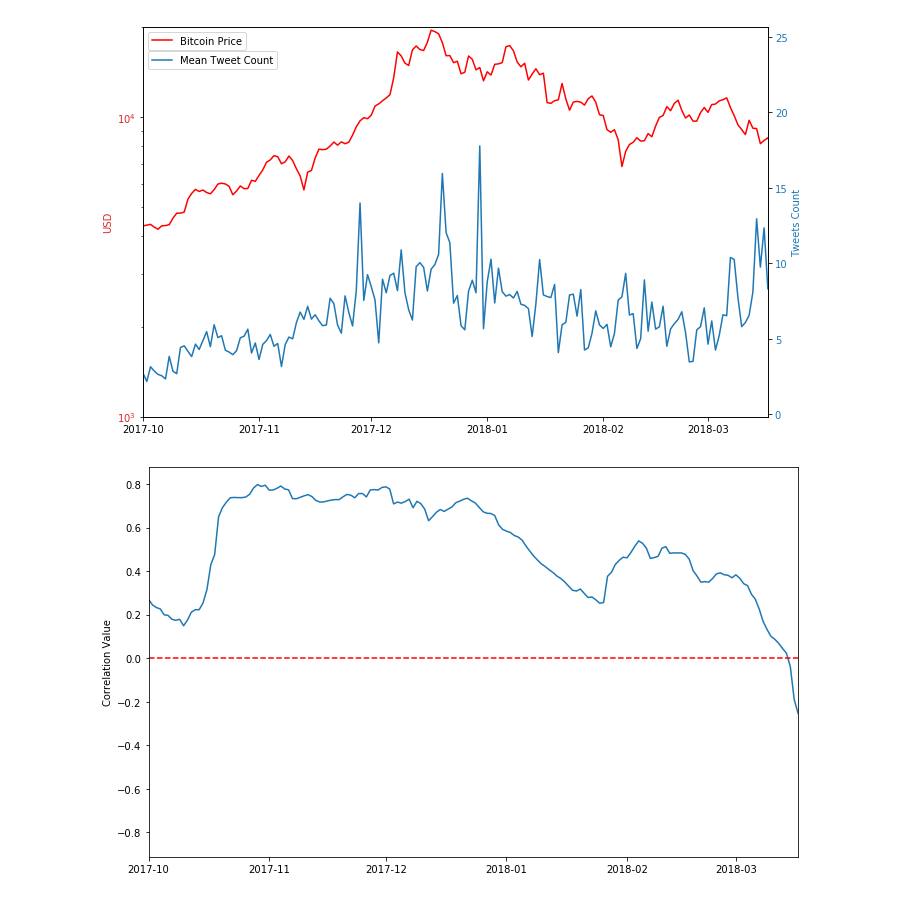
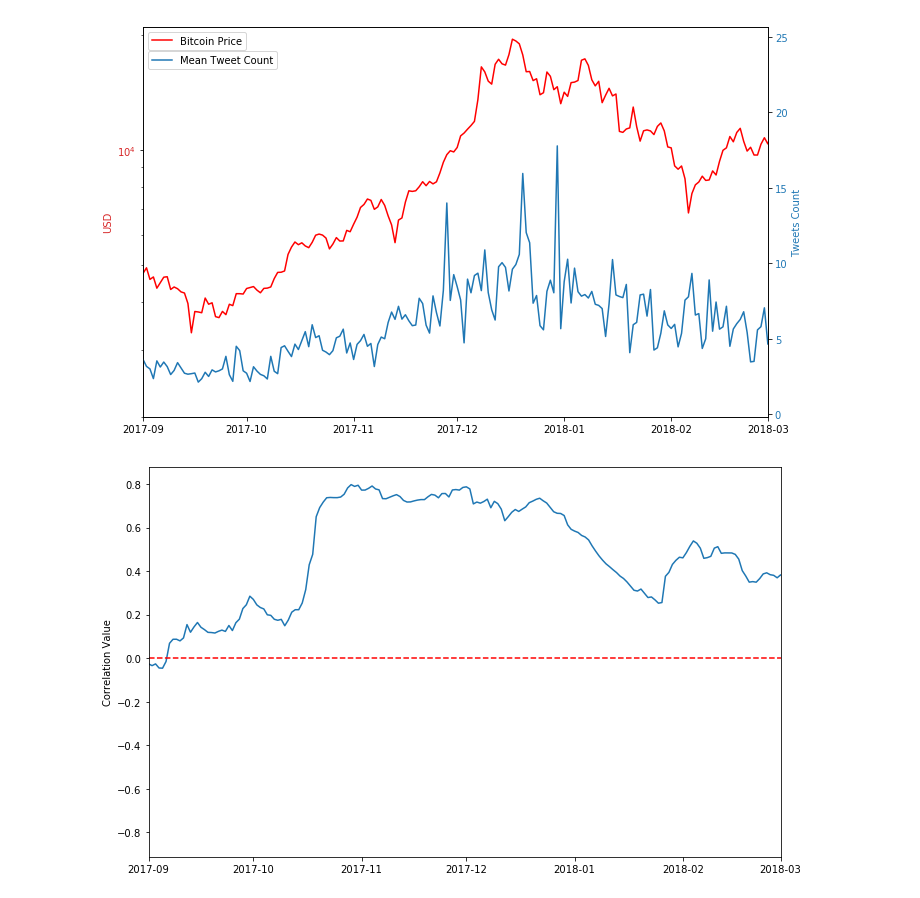
Before and after one commit to CongChen2017/Bitcoin_Twitter_Sentiment_Analysis, a Jupyter notebook: VisualizationTemplate.ipynb, the cells around one changed output. Saved outputs shown, nothing was run; the diff lists cells and outputs as text; code cells hidden in the pictures.

Commit message:
add more visualization for organization

```diff
--- a/VisualizationTemplate.ipynb
+++ b/VisualizationTemplate.ipynb
@@ -45,30 +45,30 @@ df_analysis = df_analysis.sort_values("Date")
 # %%
 # generate plots, show fig
 # some parameters can be adjusted, such as xlim, ylim, ylog, labels
 fig, ax1 = plt.subplots(figsize = (10, 6))
 color = 'tab:red'
 ax1.set_ylabel('USD', color=color)
 ax1.plot(df_analysis["Date"], df_analysis['BTC_Price'], label = "Bitcoin Price", color='red')
 ax1.set_yscale('log')
 ax1.tick_params(axis='y', labelcolor=color)
 ax1.legend(loc='upper left')
-ax1.set_ylim(1000, 20000)
+ax1.set_ylim(2000, 21000)
 # ax1.set_ylim(100, 1200)
 
 ax2 = ax1.twinx()
 color = 'tab:blue'
 ax2.set_ylabel('Tweets Count', color=color)
 ax2.plot(df_analysis["Date"], df_analysis["analysis"], label = "Mean Tweet Count")
 ax2.tick_params(axis='y', labelcolor=color)
 
 ax2.legend(loc='upper left', bbox_to_anchor=(0, 0.95))
-plt.xlim(pd.Timestamp('2017-10-01'), pd.Timestamp('2018-03-17'))
+plt.xlim(pd.Timestamp('2017-09-01'), pd.Timestamp('2018-03-01'))
 # plt.xlim(pd.Timestamp('2015-01-01'), pd.Timestamp('2017-01-01'))
 # ax2.set_ylim(-0.5, 0.9)
 plt.tight_layout()
-plt.savefig("Tweet_org01.png")
+plt.savefig("Fig01.png")
 plt.show()
 # %% [output]
-[figure, old version]
+[figure, new version]
 # %%
 # calculate correlation
@@ -77,12 +77,12 @@ corr = df_analysis["BTC_Price"].rolling(window=60).corr(df_analysis["analysis"])
 # generate plot to show correlation change
 plt.figure(figsize=(10,6))
 plt.plot(df_analysis["Date"], corr)
-plt.xlim(pd.Timestamp('2017-10-01'), pd.Timestamp('2018-03-17'))
+plt.xlim(pd.Timestamp('2017-09-01'), pd.Timestamp('2018-03-01'))
 # plt.xlim(pd.Timestamp('2015-01-01'), pd.Timestamp('2017-01-01'))
 plt.axhline(y=0, color='r', linestyle='--')
 plt.ylabel("Correlation Value")
-plt.savefig("Tweet_org01b.png")
+plt.savefig("Fig01b.png")
 plt.tight_layout()
 plt.show()
 # %% [output]
-[figure, old version]
+[figure, new version]
```
Also changed, not shown: parts of 1 cell of this notebook, 13 other files.
